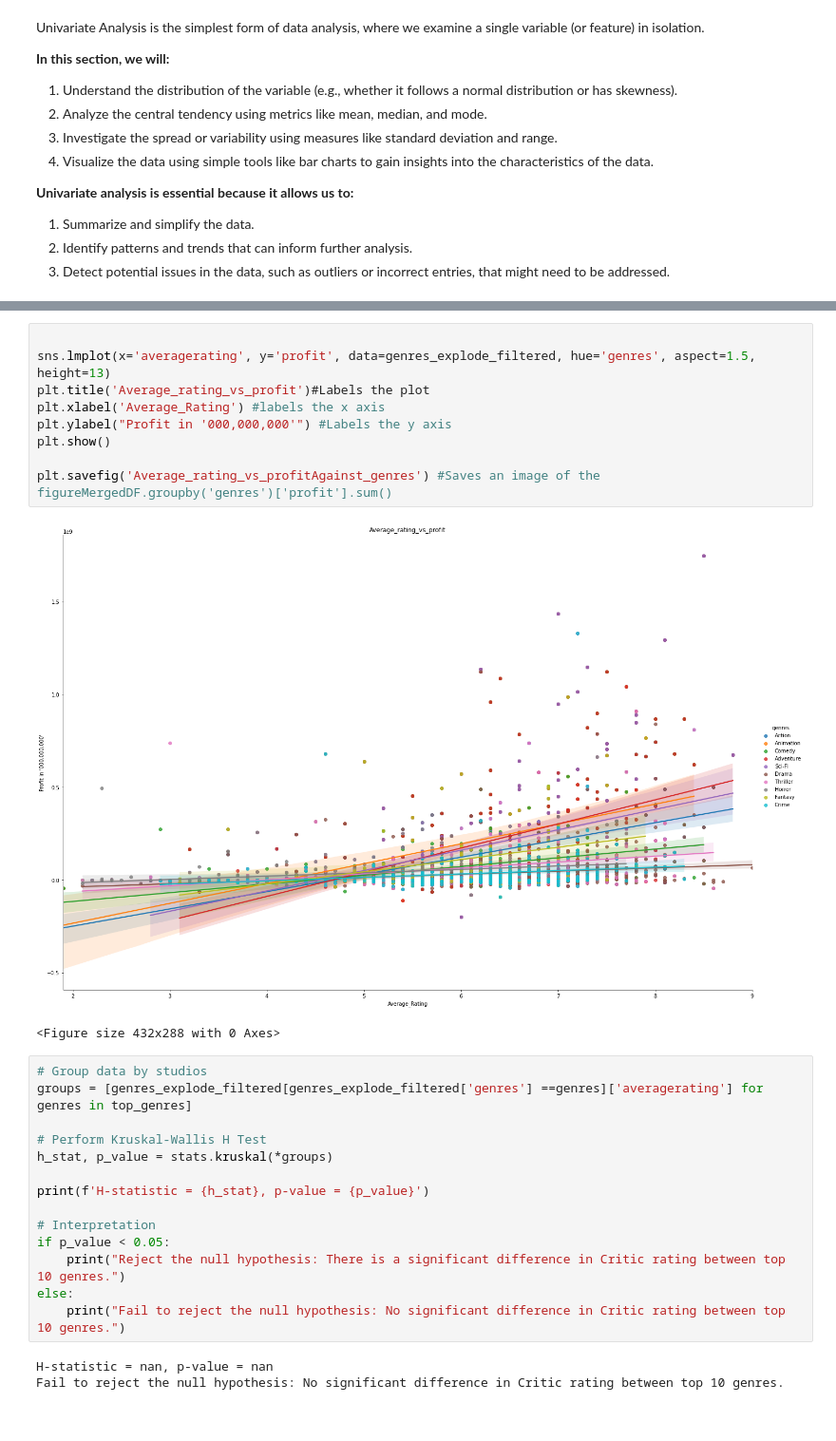
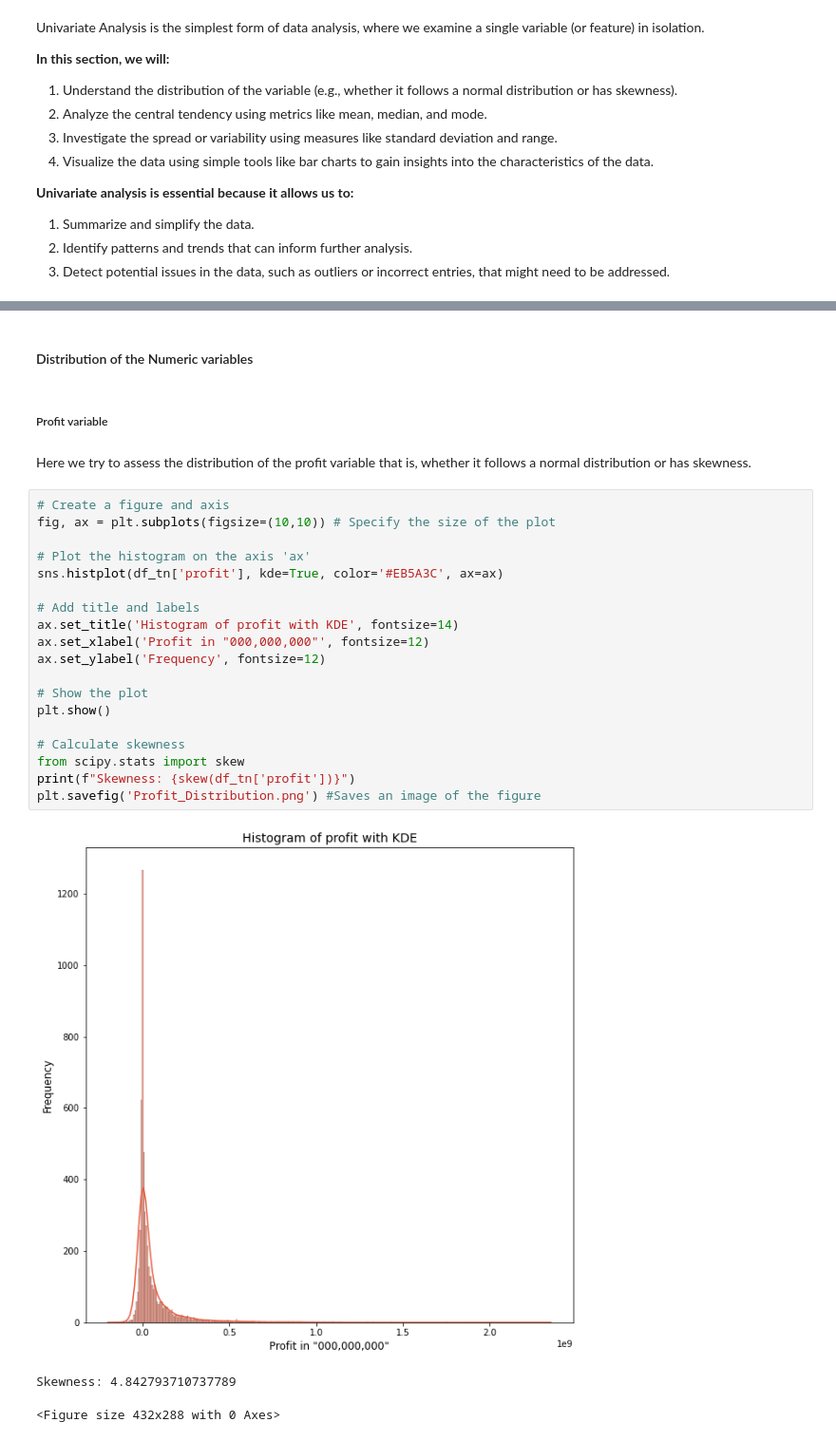
Before and after one commit to Rodgerdev/movies_data_project, a Jupyter notebook: phase 2 project.ipynb, the cells around one changed output, grey strips where cells are left out. Shown at 95% size. Cells and saved outputs as stored; diff of their text form.

```diff
--- a/phase 2 project.ipynb
+++ b/phase 2 project.ipynb
@@ -1637,29 +1334,29 @@ plt.savefig('Average_rating_vs_profit') #Saves an image of the figureMergedDF.gr
-# %%
-
-sns.lmplot(x='averagerating', y='profit', data=genres_explode_filtered, hue='genres', aspect=1.5, height=13)
-plt.title('Average_rating_vs_profit')#Labels the plot
-plt.xlabel('Average_Rating') #labels the x axis
-plt.ylabel("Profit in '000,000,000'") #Labels the y axis
-plt.show()
-
-plt.savefig('Average_rating_vs_profitAgainst_genres') #Saves an image of the figureMergedDF.groupby('genres')['profit'].sum()
-# %% [output]
-[figure, removed]
-<Figure size 432x288 with 0 Axes>
-# %%
-# Group data by studios
-groups = [genres_explode_filtered[genres_explode_filtered['genres'] ==genres]['averagerating'] for genres in top_genres]
-
-# Perform Kruskal-Wallis H Test
-h_stat, p_value = stats.kruskal(*groups)
-
-print(f'H-statistic = {h_stat}, p-value = {p_value}')
-
-# Interpretation
-if p_value < 0.05:
-    print("Reject the null hypothesis: There is a significant difference in Critic rating between top 10 genres.")
-else:
-    print("Fail to reject the null hypothesis: No significant difference in Critic rating between top 10 genres.")
-# %% [output]
-H-statistic = nan, p-value = nan
-Fail to reject the null hypothesis: No significant difference in Critic rating between top 10 genres.
+# %% [markdown]
+#### Distribution of the Numeric variables
+# %% [markdown]
+##### Profit variable
+# %% [markdown]
+Here we try  to assess the distribution of the profit variable that is, whether it follows a normal distribution or has skewness.
+# %%
+# Create a figure and axis
+fig, ax = plt.subplots(figsize=(10,10)) # Specify the size of the plot
+
+# Plot the histogram on the axis 'ax'
+sns.histplot(df_tn['profit'], kde=True, color='#EB5A3C', ax=ax)
+
+# Add title and labels
+ax.set_title('Histogram of profit with KDE', fontsize=14)
+ax.set_xlabel('Profit in "000,000,000"', fontsize=12)
+ax.set_ylabel('Frequency', fontsize=12)
+
+# Show the plot
+plt.show()
+
+# Calculate skewness
+from scipy.stats import skew
+print(f"Skewness: {skew(df_tn['profit'])}")
+plt.savefig('Profit_Distribution.png') #Saves an image of the figure
+# %% [output]
+[figure, added]
+Skewness: 4.842793710737789
+<Figure size 432x288 with 0 Axes>
```
Also changed, not shown: parts of 170 cells of this notebook.
